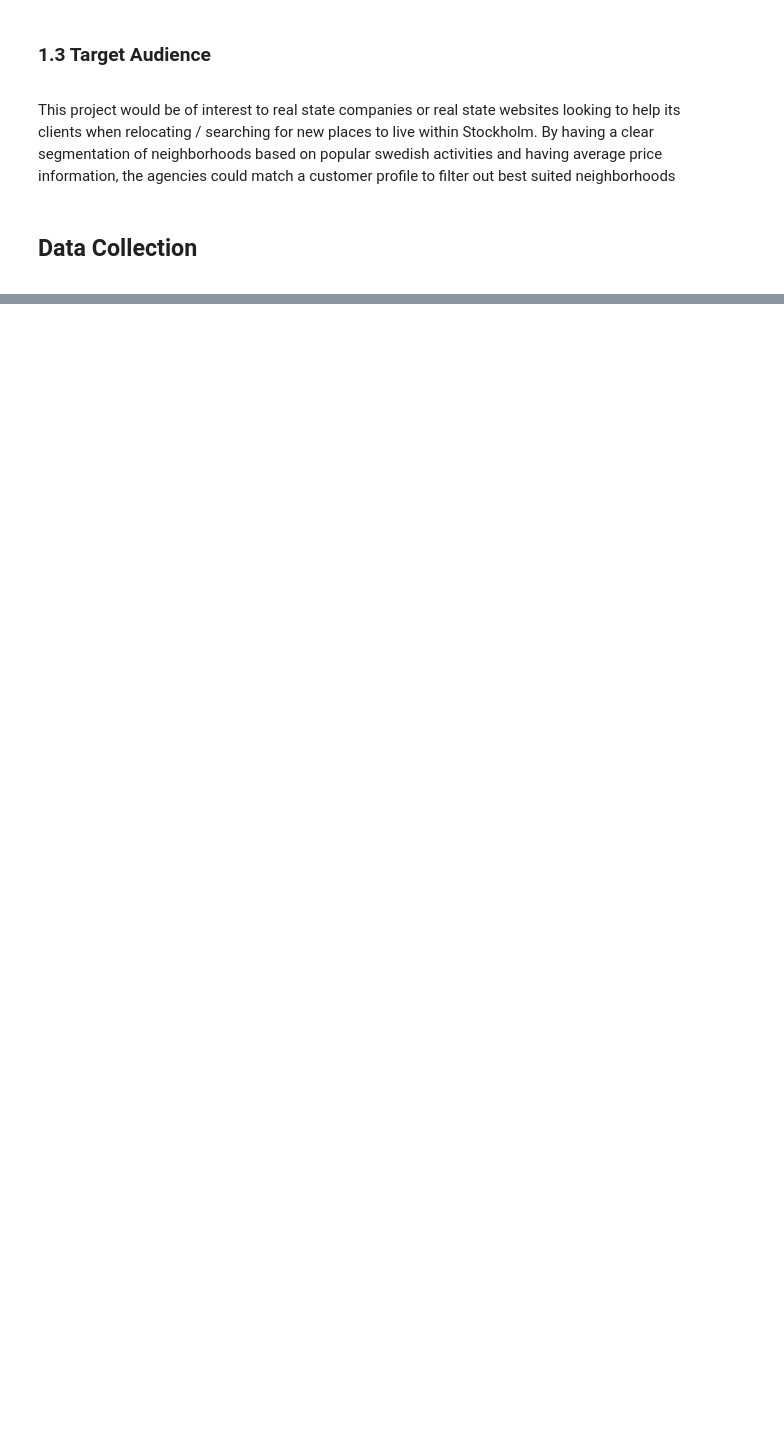
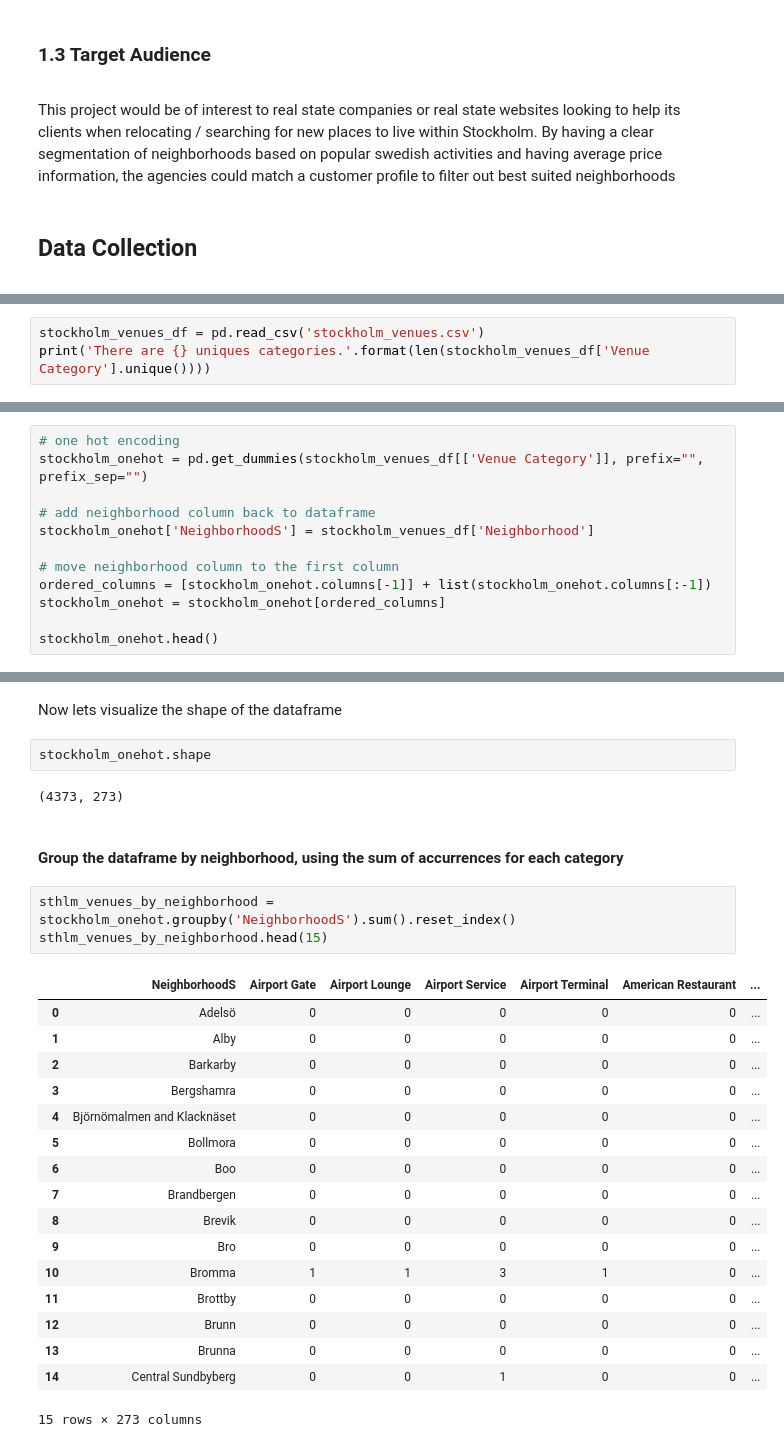
Before and after one commit to agarciatome/Coursera_Capstone, a Jupyter notebook: Coursera_Capstone.ipynb, the cells around one changed output, grey strips where cells are left out. Drawn from its saved outputs; the diff is of its cells as text; blank space fills up the shorter version.

```diff
--- a/Coursera_Capstone.ipynb
+++ b/Coursera_Capstone.ipynb
@@ -69,0 +386,3 @@ import pandas as pd
+# %%
+stockholm_venues_df = pd.read_csv('stockholm_venues.csv')
+print('There are {} uniques categories.'.format(len(stockholm_venues_df['Venue Category'].unique())))
@@ -69,0 +626,12 @@ import pandas as pd
+# %%
+# one hot encoding
+stockholm_onehot = pd.get_dummies(stockholm_venues_df[['Venue Category']], prefix="", prefix_sep="")
+
+# add neighborhood column back to dataframe
+stockholm_onehot['NeighborhoodS'] = stockholm_venues_df['Neighborhood']
+
+# move neighborhood column to the first column
+ordered_columns = [stockholm_onehot.columns[-1]] + list(stockholm_onehot.columns[:-1])
+stockholm_onehot = stockholm_onehot[ordered_columns]
+
+stockholm_onehot.head()
@@ -69,0 +646,29 @@ import pandas as pd
+# %% [markdown]
+Now lets visualize the shape of the dataframe
+# %%
+stockholm_onehot.shape
+# %% [output]
+(4373, 273)
+# %% [markdown]
+<h4>Group the dataframe by neighborhood, using the sum of accurrences for each category</h4>
+# %%
+sthlm_venues_by_neighborhood = stockholm_onehot.groupby('NeighborhoodS').sum().reset_index()
+sthlm_venues_by_neighborhood.head(15)
+# %% [output]
+|  | NeighborhoodS | Airport Gate | Airport Lounge | Airport Service | Airport Terminal | American Restaurant | ... |
+| 0 | Adelsö | 0 | 0 | 0 | 0 | 0 | ... |
+| 1 | Alby | 0 | 0 | 0 | 0 | 0 | ... |
+| 2 | Barkarby | 0 | 0 | 0 | 0 | 0 | ... |
+| 3 | Bergshamra | 0 | 0 | 0 | 0 | 0 | ... |
+| 4 | Björnömalmen and Klacknäset | 0 | 0 | 0 | 0 | 0 | ... |
+| 5 | Bollmora | 0 | 0 | 0 | 0 | 0 | ... |
+| 6 | Boo | 0 | 0 | 0 | 0 | 0 | ... |
+| 7 | Brandbergen | 0 | 0 | 0 | 0 | 0 | ... |
+| 8 | Brevik | 0 | 0 | 0 | 0 | 0 | ... |
+| 9 | Bro | 0 | 0 | 0 | 0 | 0 | ... |
+| 10 | Bromma | 1 | 1 | 3 | 1 | 0 | ... |
+| 11 | Brottby | 0 | 0 | 0 | 0 | 0 | ... |
+| 12 | Brunn | 0 | 0 | 0 | 0 | 0 | ... |
+| 13 | Brunna | 0 | 0 | 0 | 0 | 0 | ... |
+| 14 | Central Sundbyberg | 0 | 0 | 1 | 0 | 0 | ... |
+15 rows × 273 columns
```
Also changed, not shown: parts of 144 cells of this notebook.
